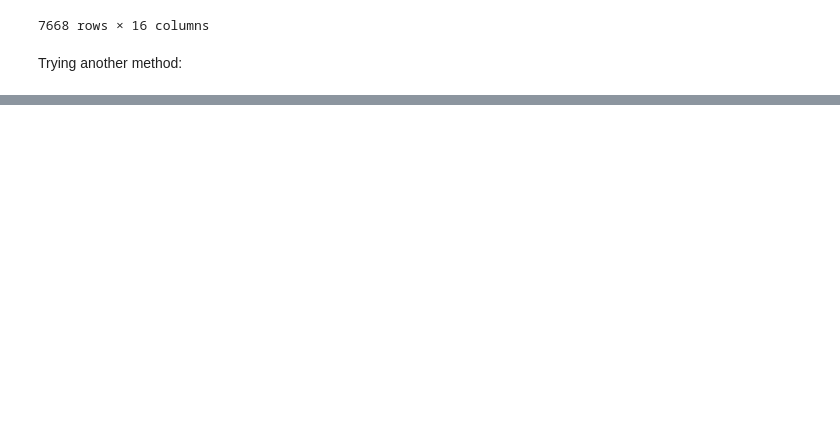
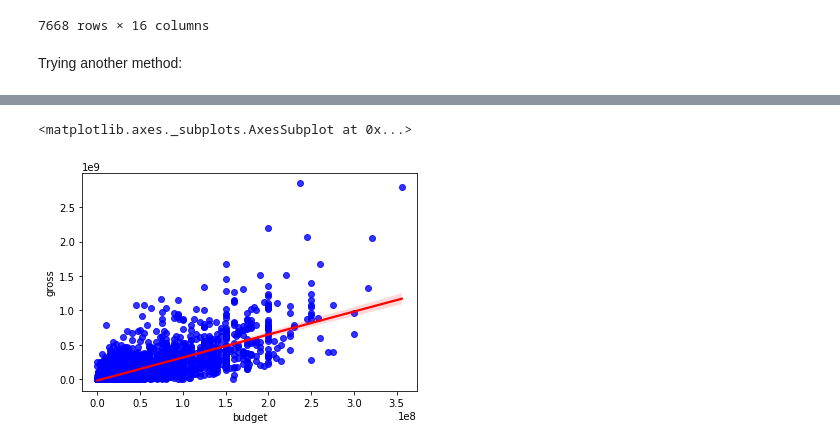
Before and after one commit to antunes-lima/Python-Movie-Industry-Analysis, a Jupyter notebook: Python_Movie_Industry_Analysis.ipynb, the cells around one changed output, grey strips where cells are left out. Drawn from its saved outputs; the diff is of its cells as text; code cells hidden in the pictures; blank space fills up the shorter version.

```diff
--- a/Python_Movie_Industry_Analysis.ipynb
+++ b/Python_Movie_Industry_Analysis.ipynb
@@ -231,0 +307,11 @@ Name: year_release, dtype: int64
+# %%
+# generating a scatter plot of budget and gross income (using seaborn)
+
+sns.regplot(data=df,
+            x='budget',
+            y='gross',
+            scatter_kws={"color":"blue"},
+            line_kws={"color":"red"})
+# %% [output]
+<matplotlib.axes._subplots.AxesSubplot at 0x...>
+[figure, added]
```
Also changed, not shown: parts of 31 cells of this notebook.
